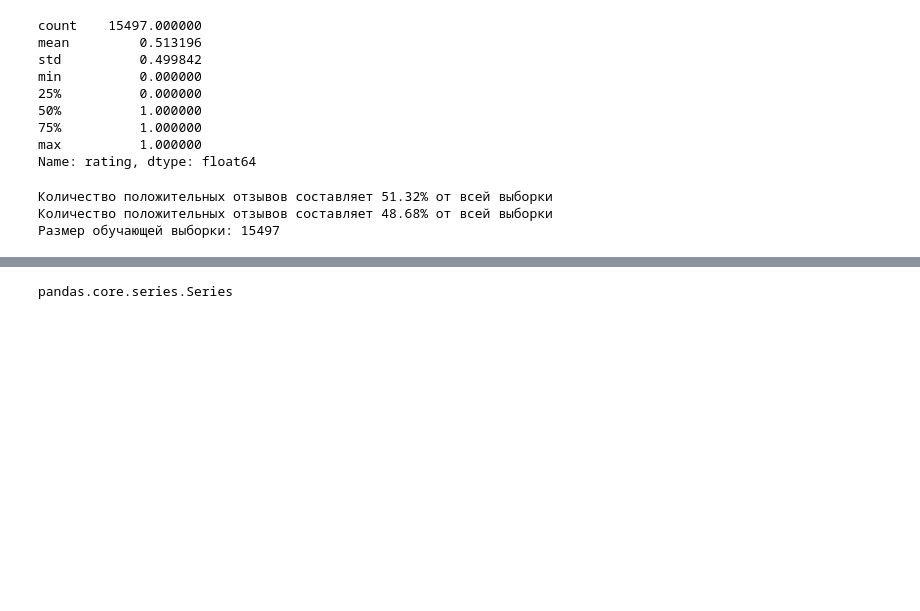
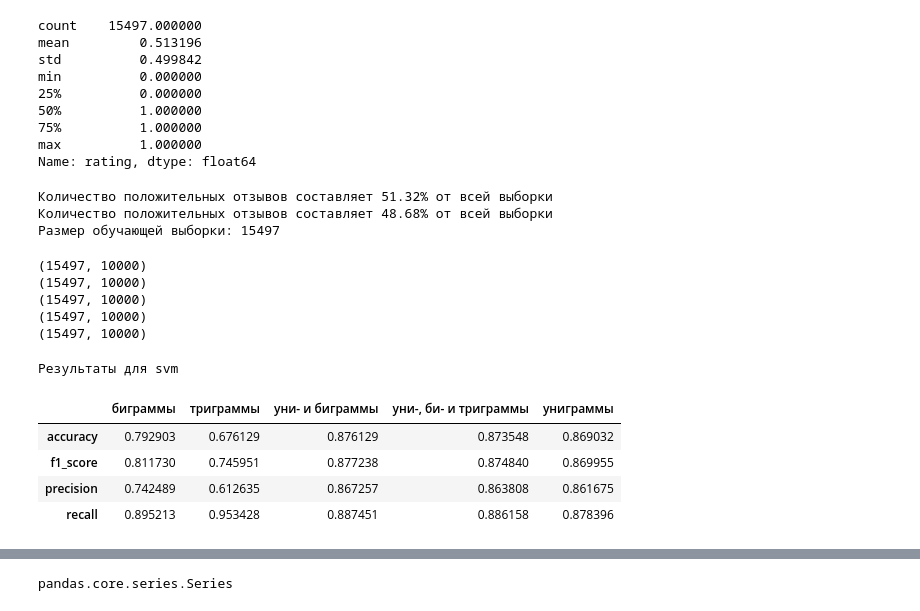
Before and after one commit to dayannn/sentiments, a Jupyter notebook: Sent2.ipynb, the cells around one changed output, grey strips where cells are left out. Saved outputs shown, nothing was run; the diff lists cells and outputs as text; code cells hidden in the pictures; blank space fills up the shorter version.

```diff
--- a/Sent2.ipynb
+++ b/Sent2.ipynb
@@ -110,0 +155,63 @@ cvect = count_vectorizer.fit_transform(norm_texts)
+# %%
+print(cvect_uni.shape)
+print(cvect_bi.shape)
+print(cvect_tri.shape)
+print(cvect_uni_bi.shape)
+print(cvect_uni_bi_tri.shape)
+# %% [output]
+(15497, 10000)
+(15497, 10000)
+(15497, 10000)
+(15497, 10000)
+(15497, 10000)
+# %%
+# без доп признаков
+
+# униграммы
+X_train, X_test, y_train, y_test = train_test_split(cvect_uni, initial_revs.rating, test_size=0.1, random_state=42)
+metr1_uni = get_metrics(y_test, trainTestClf(clf_svm, X_train, y_train, X_test))
+metr2_uni = get_metrics(y_test, trainTestClf(clf_rf, X_train, y_train, X_test))
+metr3_uni = get_metrics(y_test, trainTestClf(clf_lr, X_train, y_train, X_test))
+
+# биграммы
+X_train, X_test, y_train, y_test = train_test_split(cvect_bi, initial_revs.rating, test_size=0.1, random_state=42)
+metr1_bi = get_metrics(y_test, trainTestClf(clf_svm, X_train, y_train, X_test))
+metr2_bi = get_metrics(y_test, trainTestClf(clf_rf, X_train, y_train, X_test))
+metr3_bi = get_metrics(y_test, trainTestClf(clf_lr, X_train, y_train, X_test))
+
+# триграммы
+X_train, X_test, y_train, y_test = train_test_split(cvect_tri, initial_revs.rating, test_size=0.1, random_state=42)
+metr1_tri = get_metrics(y_test, trainTestClf(clf_svm, X_train, y_train, X_test))
+metr2_tri = get_metrics(y_test, trainTestClf(clf_rf, X_train, y_train, X_test))
+metr3_tri = get_metrics(y_test, trainTestClf(clf_lr, X_train, y_train, X_test))
+
+# уни- и биграммы
+X_train, X_test, y_train, y_test = train_test_split(cvect_uni_bi, initial_revs.rating, test_size=0.1, random_state=42)
+metr1_uni_bi = get_metrics(y_test, trainTestClf(clf_svm, X_train, y_train, X_test))
+metr2_uni_bi = get_metrics(y_test, trainTestClf(clf_rf, X_train, y_train, X_test))
+metr3_uni_bi = get_metrics(y_test, trainTestClf(clf_lr, X_train, y_train, X_test))
+
+# уни-, би-, и триграммы
+X_train, X_test, y_train, y_test = train_test_split(cvect_uni_bi_tri, initial_revs.rating, test_size=0.1, random_state=42)
+metr1_uni_bi_tri = get_metrics(y_test, trainTestClf(clf_svm, X_train, y_train, X_test))
+metr2_uni_bi_tri = get_metrics(y_test, trainTestClf(clf_rf, X_train, y_train, X_test))
+metr3_uni_bi_tri = get_metrics(y_test, trainTestClf(clf_lr, X_train, y_train, X_test))
+#printF2(y_test, trainTestClf(clf2, X_train, y_train, X_test), vType = "Boolean", cType = 'Naive Bayes')
+# %%
+class_res_svm = pd.DataFrame({
+    "униграммы" : metr1_uni,
+    "биграммы" : metr1_bi,
+    "триграммы" : metr1_tri,
+    "уни- и биграммы" : metr1_uni_bi,
+    "уни-, би- и триграммы" : metr1_uni_bi_tri
+})
+
+print("Результаты для svm")
+class_res_svm
+# %% [output]
+Результаты для svm
+|  | биграммы | триграммы | уни- и биграммы | уни-, би- и триграммы | униграммы |
+| accuracy | 0.792903 | 0.676129 | 0.876129 | 0.873548 | 0.869032 |
+| f1_score | 0.811730 | 0.745951 | 0.877238 | 0.874840 | 0.869955 |
+| precision | 0.742489 | 0.612635 | 0.867257 | 0.863808 | 0.861675 |
+| recall | 0.895213 | 0.953428 | 0.887451 | 0.886158 | 0.878396 |
```
Also changed, not shown: parts of 16 cells of this notebook.
